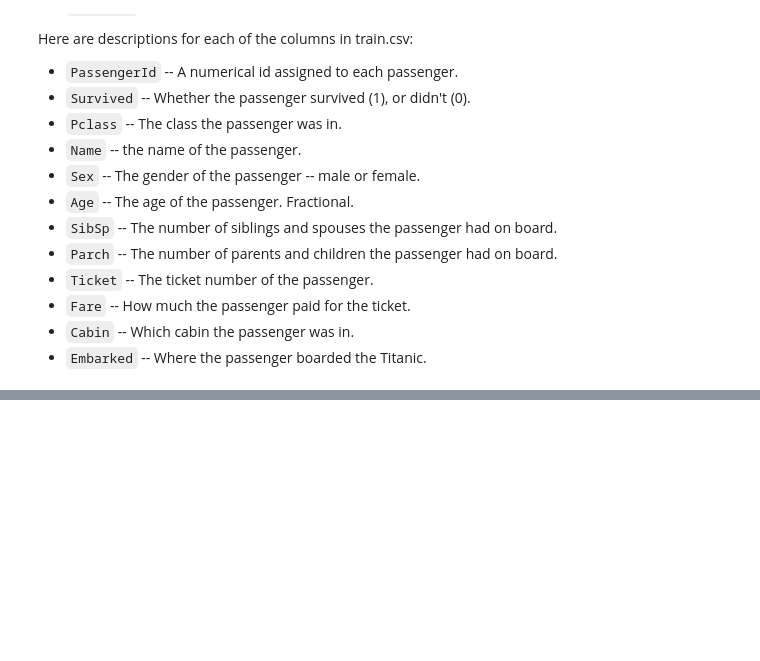
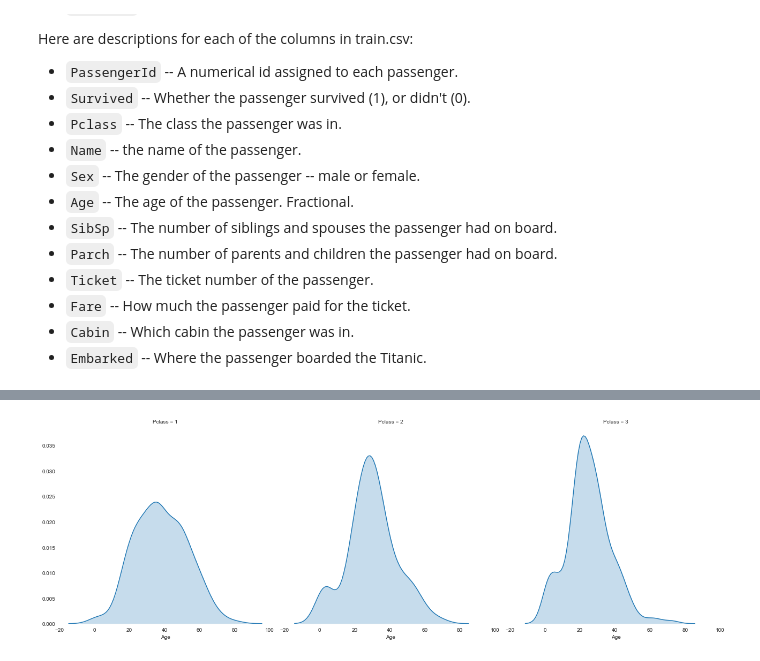
Before and after one commit to txkhaund/Dataquest_DS_path, a Jupyter notebook: Missions/2. Data Analysis and Visualization/3. Storytelling Through Data Visualization/3. Conditional Plots.ipynb, the cells around one changed output, grey strips where cells are left out. Drawn from its saved outputs; the diff is of its cells as text; code cells hidden in the pictures; blank space fills up the shorter version.

```diff
--- a/Missions/2. Data Analysis and Visualization/3. Storytelling Through Data Visualization/3. Conditional Plots.ipynb
+++ b/Missions/2. Data Analysis and Visualization/3. Storytelling Through Data Visualization/3. Conditional Plots.ipynb
@@ -26,0 +128,8 @@ Here are descriptions for each of the columns in train.csv:
+# %%
+# Condition on unique values of the "Pclass" column.
+g=sns.FacetGrid(titanic, col="Pclass", height=6)
+# For each subset of values, generate a kernel density plot of the "Age" columns.
+g.map(sns.kdeplot, "Age", shade=True)
+sns.despine(left=True, bottom=True)
+# %% [output]
+[figure, added]
```
Also changed, not shown: parts of 20 cells of this notebook.
